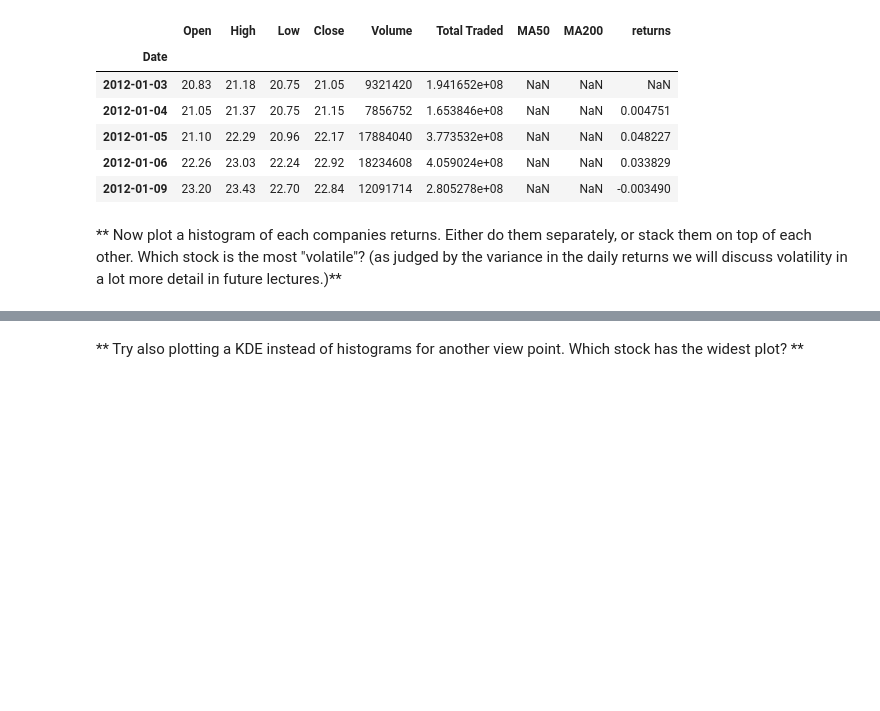
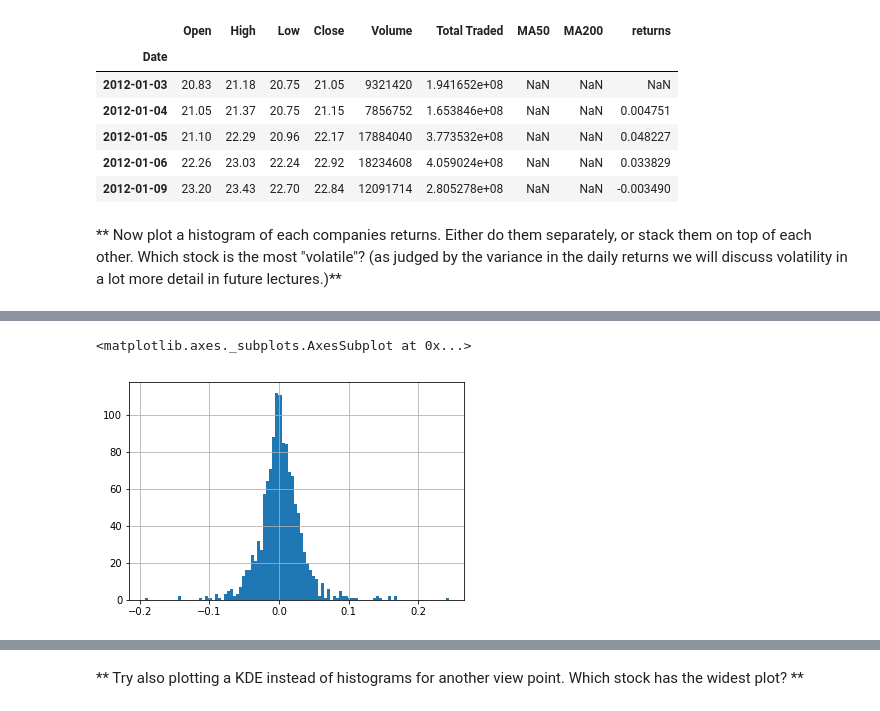
Before and after one commit to bcutrell/study, a Jupyter notebook: python/financial-analysis-and-trading/stock-market-analysis/exercises.ipynb, the cells around one changed output, grey strips where cells are left out. Cells and saved outputs as stored; diff of their text form; code cells hidden in the pictures; blank space fills up the shorter version.

```diff
--- a/python/financial-analysis-and-trading/stock-market-analysis/exercises.ipynb
+++ b/python/financial-analysis-and-trading/stock-market-analysis/exercises.ipynb
@@ -349,0 +345,5 @@ This defines r_t (return at time t) as equal to the price at time t divided by t
+# %%
+tsla['returns'].hist(bins=100)
+# %% [output]
+<matplotlib.axes._subplots.AxesSubplot at 0x...>
+[figure, added]
```
Also changed, not shown: parts of 19 cells of this notebook.
